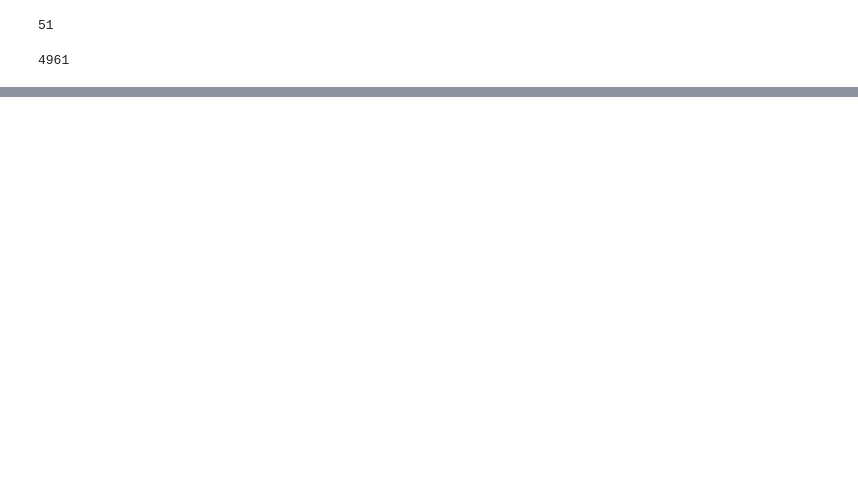
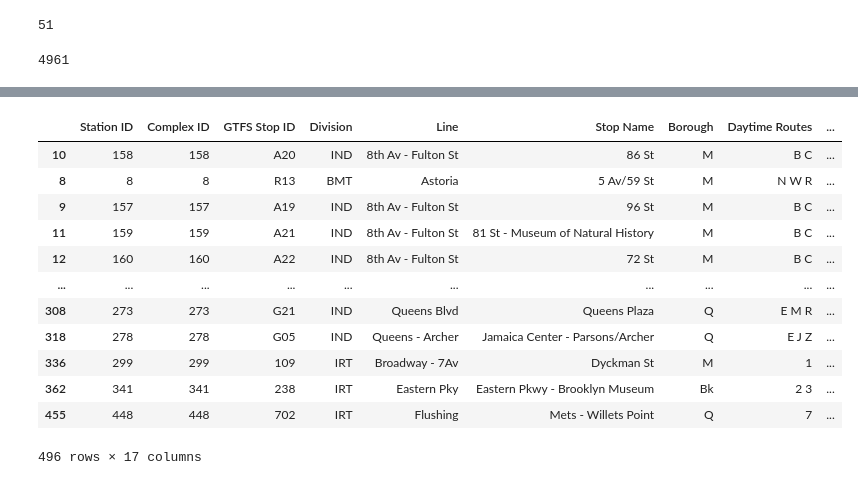
Before and after one commit to brendanlafferty/MTA-EDA, a Jupyter notebook: 01-mta-project1.ipynb, the cells around one changed output, grey strips where cells are left out. Cells and saved outputs as stored; diff of their text form; code cells hidden in the pictures; blank space fills up the shorter version.

```diff
--- a/01-mta-project1.ipynb
+++ b/01-mta-project1.ipynb
@@ -266,0 +279,20 @@ g.map(sns.distplot, 'DIFF',norm_hist=False);
+# %%
+station_data['CensusTract'] = station_data['Census Block']//10000
+stations_with_census = pd.merge(station_data,
+                                nyc_census_tracts[['CensusTract', 'Poverty']],
+                                on = 'CensusTract')
+stations_with_census.sort_values('Poverty', ascending = False)
+# %% [output]
+|  | Station ID | Complex ID | GTFS Stop ID | Division | Line | Stop Name | Borough | Daytime Routes | ... |
+| 10 | 158 | 158 | A20 | IND | 8th Av - Fulton St | 86 St | M | B C | ... |
+| 8 | 8 | 8 | R13 | BMT | Astoria | 5 Av/59 St | M | N W R | ... |
+| 9 | 157 | 157 | A19 | IND | 8th Av - Fulton St | 96 St | M | B C | ... |
+| 11 | 159 | 159 | A21 | IND | 8th Av - Fulton St | 81 St - Museum of Natural History | M | B C | ... |
+| 12 | 160 | 160 | A22 | IND | 8th Av - Fulton St | 72 St | M | B C | ... |
+| ... | ... | ... | ... | ... | ... | ... | ... | ... | ... |
+| 308 | 273 | 273 | G21 | IND | Queens Blvd | Queens Plaza | Q | E M R | ... |
+| 318 | 278 | 278 | G05 | IND | Queens - Archer | Jamaica Center - Parsons/Archer | Q | E J Z | ... |
+| 336 | 299 | 299 | 109 | IRT | Broadway - 7Av | Dyckman St | M | 1 | ... |
+| 362 | 341 | 341 | 238 | IRT | Eastern Pky | Eastern Pkwy - Brooklyn Museum | Bk | 2 3 | ... |
+| 455 | 448 | 448 | 702 | IRT | Flushing | Mets - Willets Point | Q | 7 | ... |
+496 rows × 17 columns
```
Also changed, not shown: parts of 26 cells of this notebook, 5 other files.
